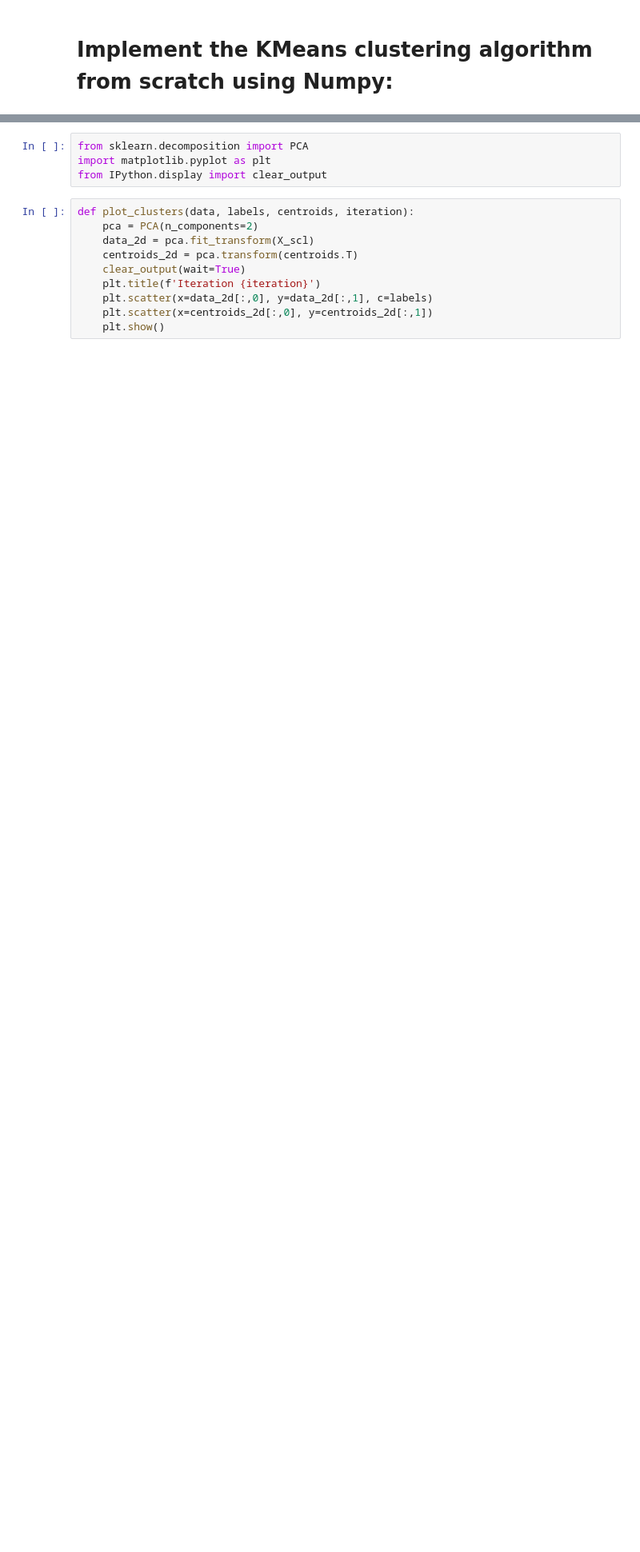
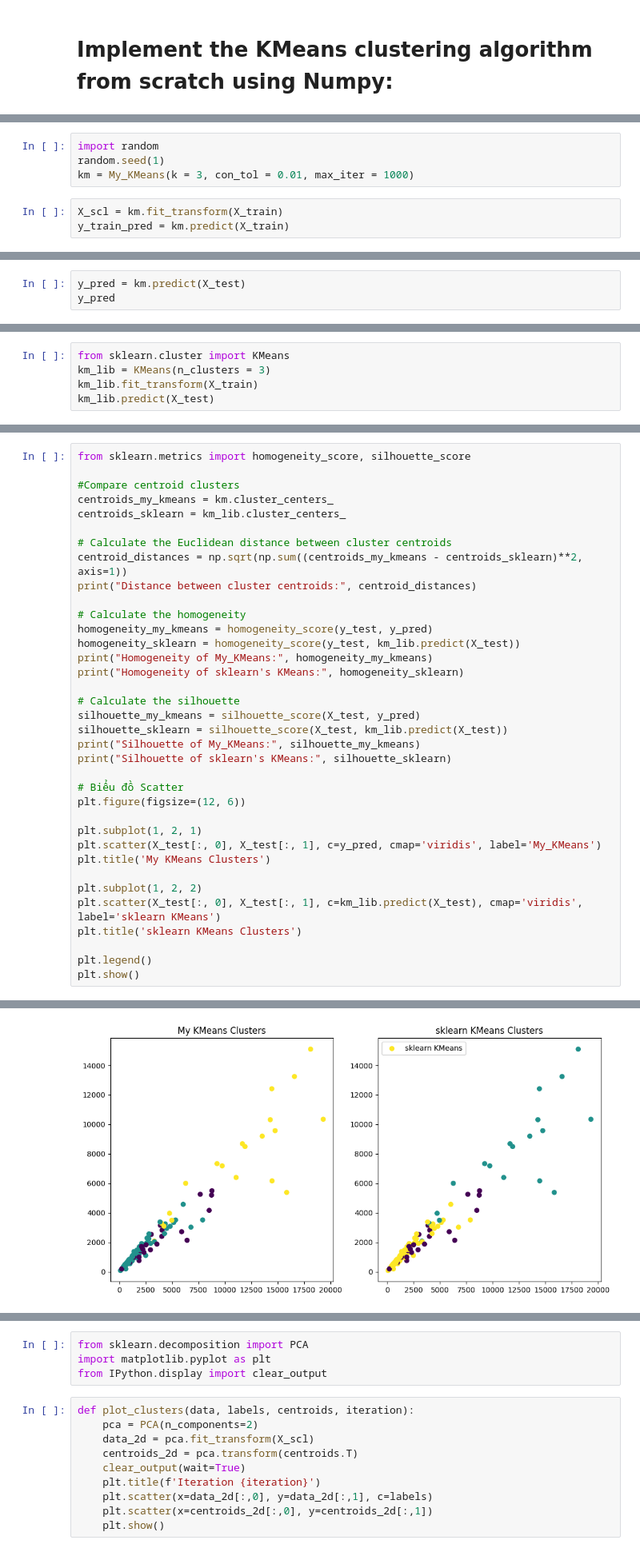
Before and after one commit to LeeTunMT/python, a Jupyter notebook: DS2024_Lab4_22280083_LeTuanMinhThanh.ipynb, the cells around one changed output, grey strips where cells are left out. Shown at 80% size. Drawn from its saved outputs; the diff is of its cells as text; blank space fills up the shorter version.

```diff
--- a/DS2024_Lab4_22280083_LeTuanMinhThanh.ipynb
+++ b/DS2024_Lab4_22280083_LeTuanMinhThanh.ipynb
@@ -244,0 +221,7 @@ def new_centroids(data, labels, k):
+# %%
+import random
+random.seed(1)
+km = My_KMeans(k = 3, con_tol = 0.01, max_iter = 1000)
+# %%
+X_scl = km.fit_transform(X_train)
+y_train_pred = km.predict(X_train)
@@ -244,0 +230,3 @@ def new_centroids(data, labels, k):
+# %%
+y_pred = km.predict(X_test)
+y_pred
@@ -244,0 +246,5 @@ def new_centroids(data, labels, k):
+# %%
+from sklearn.cluster import KMeans
+km_lib = KMeans(n_clusters = 3)
+km_lib.fit_transform(X_train)
+km_lib.predict(X_test)
@@ -244,0 +260,37 @@ def new_centroids(data, labels, k):
+# %%
+from sklearn.metrics import homogeneity_score, silhouette_score
+
+#Compare centroid clusters
+centroids_my_kmeans = km.cluster_centers_
+centroids_sklearn = km_lib.cluster_centers_
+
+# Calculate the Euclidean distance between cluster centroids
+centroid_distances = np.sqrt(np.sum((centroids_my_kmeans - centroids_sklearn)**2, axis=1))
+print("Distance between cluster centroids:", centroid_distances)
+
+# Calculate the homogeneity
+homogeneity_my_kmeans = homogeneity_score(y_test, y_pred)
+homogeneity_sklearn = homogeneity_score(y_test, km_lib.predict(X_test))
+print("Homogeneity of My_KMeans:", homogeneity_my_kmeans)
+print("Homogeneity of sklearn's KMeans:", homogeneity_sklearn)
+
+# Calculate the silhouette
+silhouette_my_kmeans = silhouette_score(X_test, y_pred)
+silhouette_sklearn = silhouette_score(X_test, km_lib.predict(X_test))
+print("Silhouette of My_KMeans:", silhouette_my_kmeans)
+print("Silhouette of sklearn's KMeans:", silhouette_sklearn)
+
+# Biểu đồ Scatter
+plt.figure(figsize=(12, 6))
+
+plt.subplot(1, 2, 1)
+plt.scatter(X_test[:, 0], X_test[:, 1], c=y_pred, cmap='viridis', label='My_KMeans')
+plt.title('My KMeans Clusters')
+
+plt.subplot(1, 2, 2)
+plt.scatter(X_test[:, 0], X_test[:, 1], c=km_lib.predict(X_test), cmap='viridis', label='sklearn KMeans')
+plt.title('sklearn KMeans Clusters')
+
+plt.legend()
+plt.show()
+# %% [output]
@@ -244,0 +302 @@ def new_centroids(data, labels, k):
+[figure, added]
```
Also changed, not shown: parts of 44 cells of this notebook.
